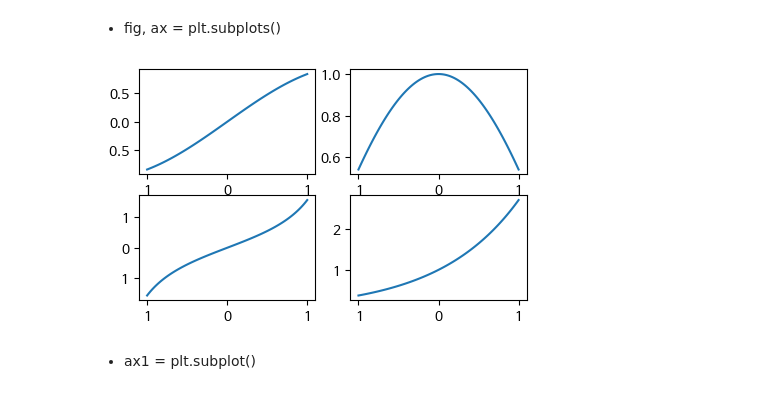
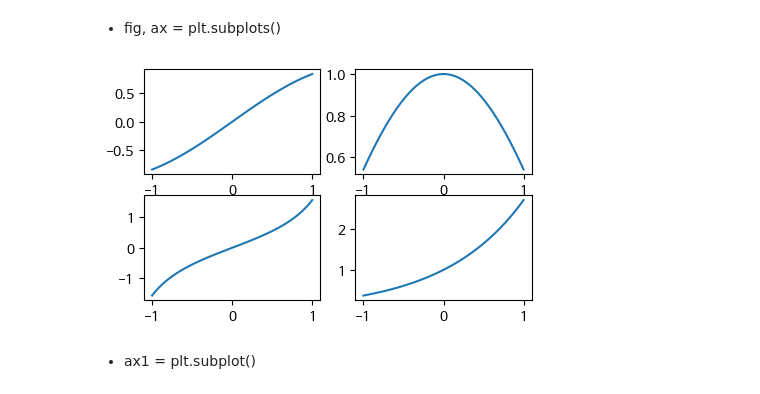
Before and after one commit to Joyschool/dataAnalysis, a Jupyter notebook: 2_데이터분석_02_라이브러리_Matplotlib_실습.ipynb, the cells around one changed output. Saved outputs shown, nothing was run; the diff lists cells and outputs as text; code cells hidden in the pictures.

```diff
--- a/2_데이터분석_02_라이브러리_Matplotlib_실습.ipynb
+++ b/2_데이터분석_02_라이브러리_Matplotlib_실습.ipynb
@@ -100,8 +100,9 @@ fc-cache: succeeded
 # matplotlib 모듈 호출
 import matplotlib.pyplot as plt
 
-plt.rcParams['font.family'] = 'NanumBarunGothic'
-plt.rcParams['figure.figsize'] = (5, 3)
+plt.rcParams['font.family'] = 'NanumBarunGothic'   # 한글 폰트 지정(코랩:NanumBarunGothic, 윈도우:Malgun Gothic, )
+plt.rcParams['figure.figsize'] = (5, 3)            # 그래프 크기
+plt.rcParams['axes.unicode_minus'] = False         # 그래프에서 마이너스 표시
 x1 = range(100)
 x2 = range(0,200,2)
 y = range(100)
@@ -182,27 +183,29 @@ plt.show()
 # %% [markdown]
 - fig, ax = plt.subplots()
 # %%
+plt.rcParams['axes.unicode_minus'] = False         # 그래프에서 마이너스 표시
+
 # (1) x 값과 y_n 값 생성
 x = np.linspace(-1,1,100)
 y_1 = np.sin(x)
 y_2 = np.cos(x)
 y_3 = np.tan(x)
 y_4 = np.exp(x)
 
 # (2) 2×2 figure 객체를 생성
 fig, ax = plt.subplots(nrows=2, ncols=2)  # subplots(행, 열)
 
 # (3) 첫 번째 그래프 생성
 ax[0, 0].plot(x, y_1)
 # (4) 두 번째 그래프 생성
 ax[0, 1].plot(x, y_2)
 # (5) 세 번째 그래프 생성
 ax[1, 0].plot(x, y_3)
 # (6) 네 번째 그래프 생성
 ax[1, 1].plot(x, y_4)
 plt.show()
 # %% [output]
-[figure, old version]
+[figure, new version]
 # %% [markdown]
 - ax1 = plt.subplot()
 # %%
```
Also changed, not shown: parts of 52 cells of this notebook.
